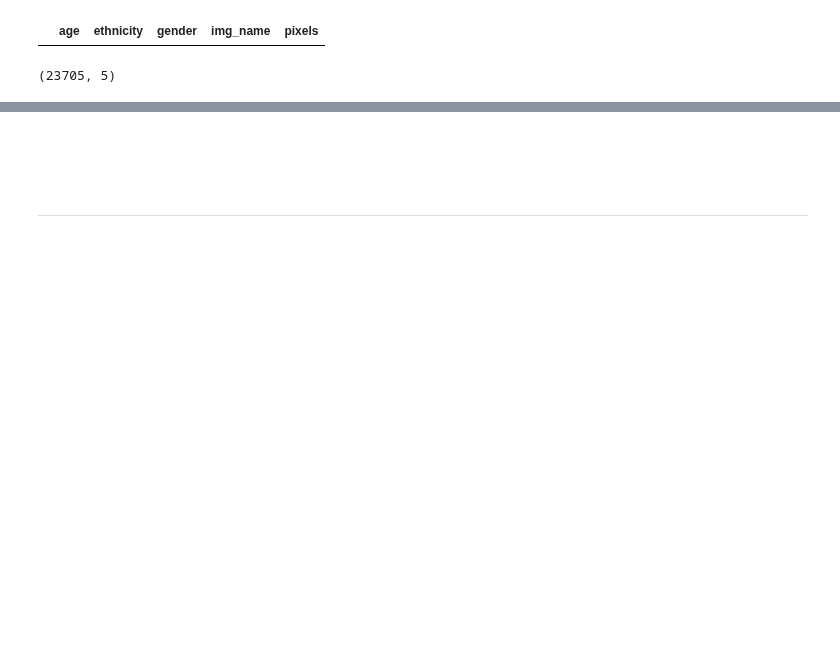
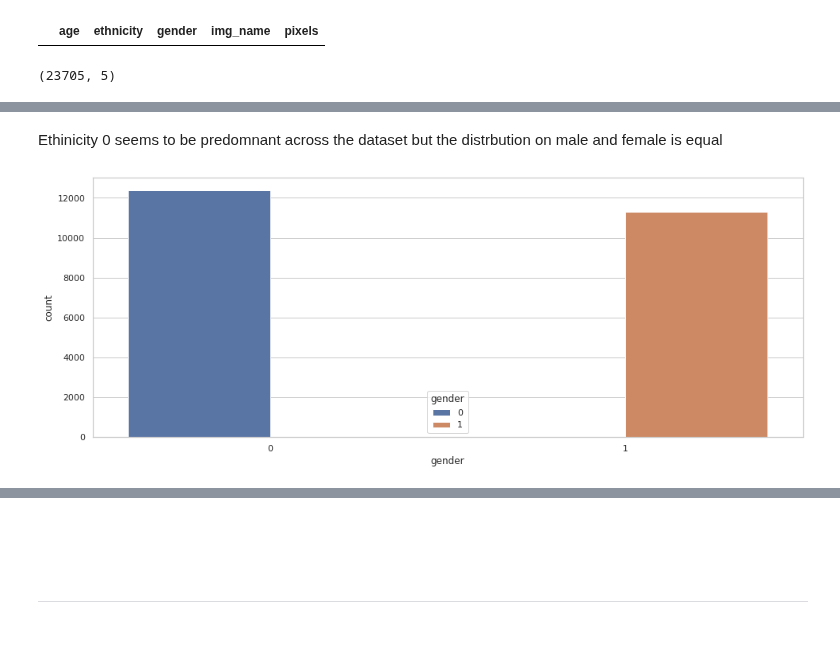
Before and after one commit to IanEspinoso/mock_mr_ganger, a Jupyter notebook: CNN_Model_Age_Gender_Ethnicity.ipynb, the cells around one changed output, grey strips where cells are left out. Drawn from its saved outputs; the diff is of its cells as text; code cells hidden in the pictures; blank space fills up the shorter version.

```diff
--- a/CNN_Model_Age_Gender_Ethnicity.ipynb
+++ b/CNN_Model_Age_Gender_Ethnicity.ipynb
@@ -116,0 +142,6 @@ df.shape
+# %% [markdown]
+Ethinicity 0 seems to be predomnant across the dataset but the distrbution on male and female is equal
+# %%
+ax = sns.countplot(x="gender", hue="gender", data=df)
+# %% [output]
+[figure, added]
```
Also changed, not shown: parts of 27 cells of this notebook.
